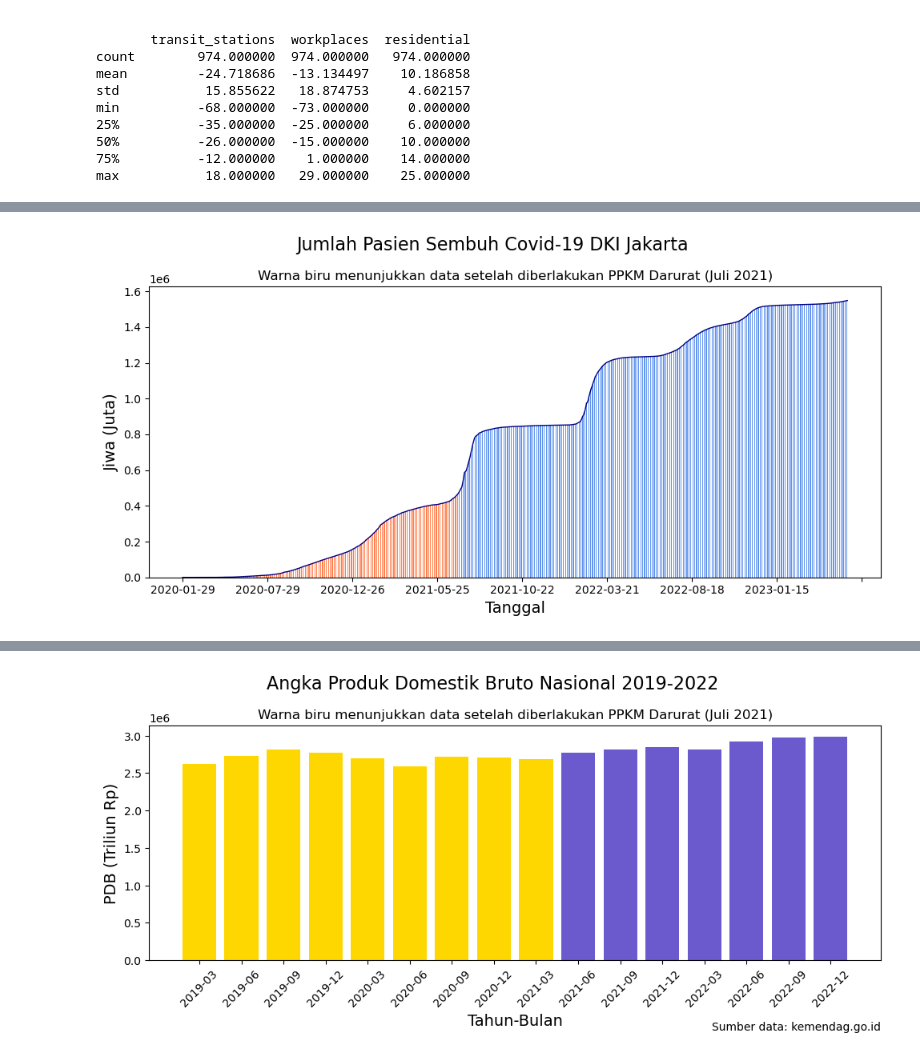
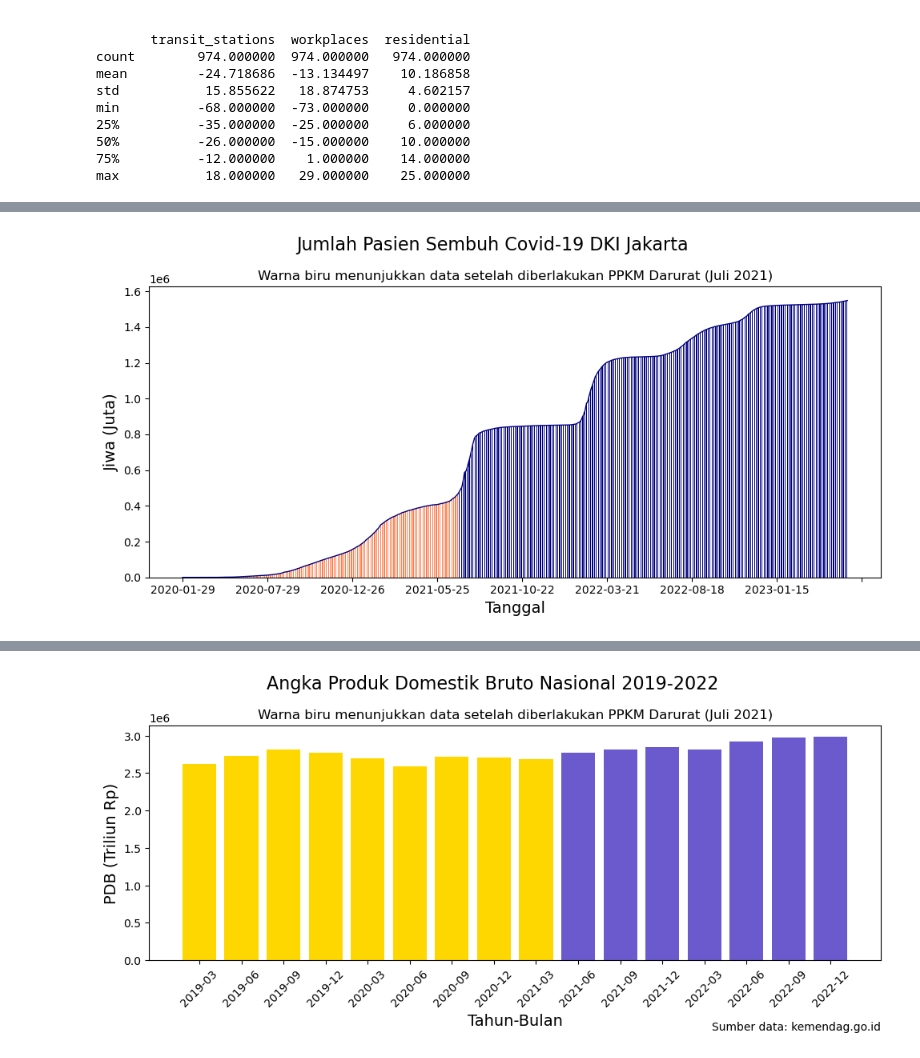
Before and after one commit to reza-nugraha32/covid-19-analysis, a Jupyter notebook: covid-19-jakarta-analysis.ipynb, the cells around one changed output, grey strips where cells are left out. Cells and saved outputs as stored; diff of their text form; code cells hidden in the pictures.

```diff
--- a/covid-19-jakarta-analysis.ipynb
+++ b/covid-19-jakarta-analysis.ipynb
@@ -555,22 +572,22 @@ plt.show()
 # %%
 # Plot angka pasien sembuh Covid-19 Jakarta
 fig, ax = plt.subplots(figsize=(10,5))
 fig.suptitle("Jumlah Pasien Sembuh Covid-19 DKI Jakarta", fontsize=16, ha="center")
 ax.plot(df_covid_jakarta.index, df_covid_jakarta["sembuh"], color="navy", lw=1)
 ax.bar(df_covid_jakarta.loc[df_covid_jakarta.index <= "2021-07-03"].index.to_list(),
         df_covid_jakarta.loc[df_covid_jakarta.index <= "2021-07-03", "sembuh"].to_list(),
         color="coral", width=0.5)
 
 ax.bar(df_covid_jakarta.loc[df_covid_jakarta.index >= "2021-07-03"].index.to_list(),
         df_covid_jakarta.loc[df_covid_jakarta.index >= "2021-07-03", "sembuh"].to_list(),
-        color="cornflowerblue", width=0.5)
+        color="navy", width=0.5)
 
 ax.set_title("Warna biru menunjukkan data setelah diberlakukan PPKM Darurat (Juli 2021)",
              fontsize=12, ha="center")
 ax.set_xlabel("Tanggal", fontsize=14)
 ax.set_ylabel("Jiwa (Juta)", fontsize=14)
 ax.xaxis.set_major_locator(plt.MaxNLocator(10))
 plt.tight_layout()
 plt.show()
 # %% [output]
-[figure, old version]
+[figure, new version]
```
Also changed, not shown: parts of 40 cells of this notebook, 5 other files.
